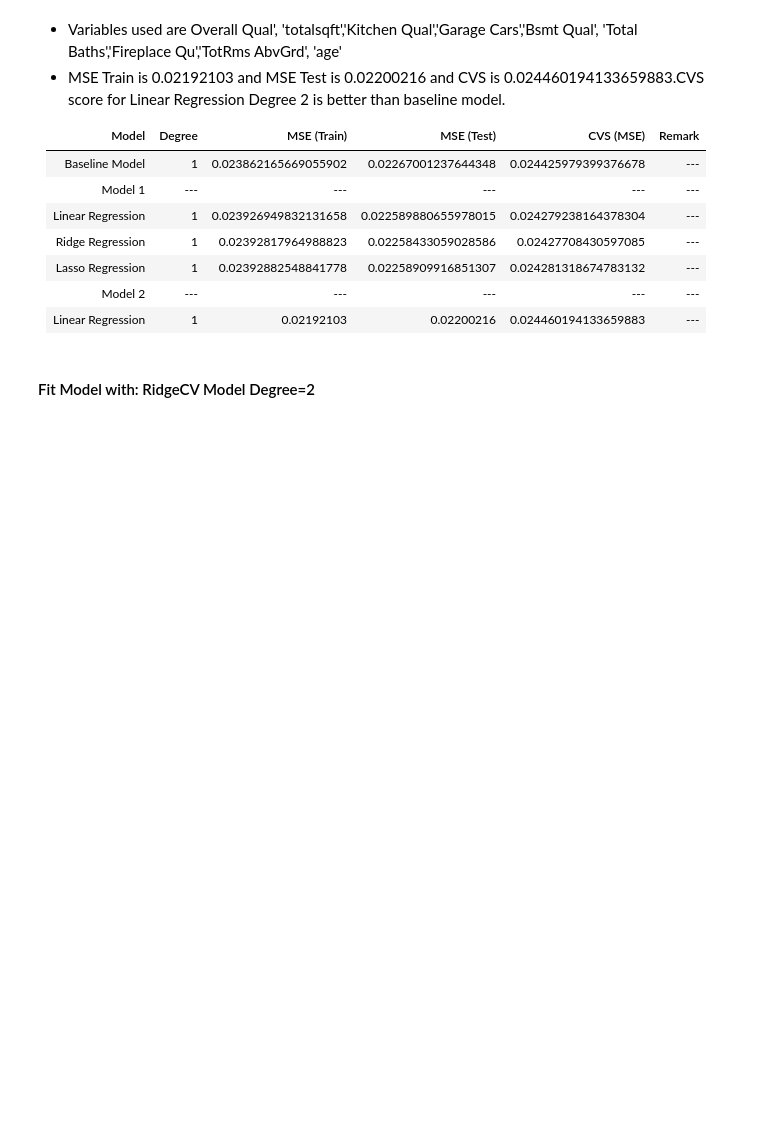
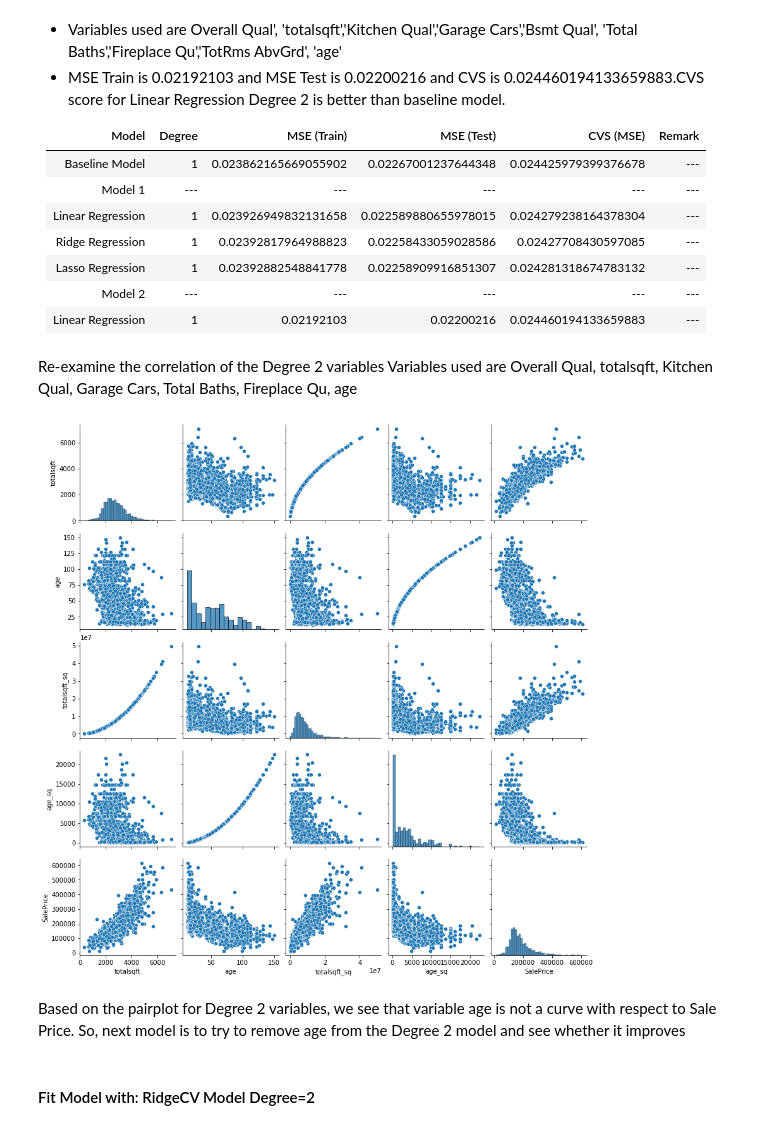
Before and after one commit to yyuetmeng/GA-Project, a Jupyter notebook: Project 2 Ver 2- AMES housing/code/Project 2 Version 2.ipynb, the cells around one changed output. Saved outputs shown, nothing was run; the diff lists cells and outputs as text; code cells hidden in the pictures; blank space fills up the shorter version.

```diff
--- a/Project 2 Ver 2- AMES housing/code/Project 2 Version 2.ipynb
+++ b/Project 2 Ver 2- AMES housing/code/Project 2 Version 2.ipynb
@@ -1171,6 +1171,28 @@ plt.show()
 |Lasso Regression|1|0.02392882548841778|0.02258909916851307|0.024281318674783132|---|
 |Model 2|---|---|---|---|---|
 |Linear Regression|1|0.02192103|0.02200216|0.024460194133659883|---|
+# %% [markdown]
+Re-examine the correlation of the Degree 2 variables
+Variables used are Overall Qual, totalsqft, Kitchen Qual,
+Garage Cars, Total Baths, Fireplace Qu, age
+# %%
+housing_train_poly2=housing_train
+housing_train_poly2['Overall Qual_sq']=housing_train_poly2['Overall Qual']*housing_train_poly2['Overall Qual']
+housing_train_poly2['totalsqft_sq']=housing_train_poly2['totalsqft']*housing_train_poly2['totalsqft']
+housing_train_poly2['Kitchen Qual_sq']=housing_train_poly2['Kitchen Qual']*housing_train_poly2['Kitchen Qual']
+housing_train_poly2['Garage Cars_sq']=housing_train_poly2['Garage Cars']*housing_train_poly2['Garage Cars']
+housing_train_poly2['Total Baths_sq']=housing_train_poly2['Total Baths']*housing_train_poly2['Total Baths']
+housing_train_poly2['Fireplace Qu_sq']=housing_train_poly2['Fireplace Qu']*housing_train_poly2['Fireplace Qu']
+housing_train_poly2['age_sq']=housing_train_poly2['age']*housing_train_poly2['age']
+
+
+pp = sns.pairplot(data=housing_train_poly2,
+                  x_vars=['totalsqft','age','totalsqft_sq','age_sq','SalePrice'],
+                  y_vars=['totalsqft','age','totalsqft_sq','age_sq','SalePrice'])
+# %% [output]
+[figure, added]
+# %% [markdown]
+Based on the pairplot for Degree 2 variables, we see that variable age is not a curve with respect to Sale Price. So, next model is to try to remove age from the Degree 2 model and see whether it improves
 # %% [markdown]
 #### Fit Model with: RidgeCV Model Degree=2
 # %%
```
Also changed, not shown: parts of 46 cells of this notebook, 1 other file.
